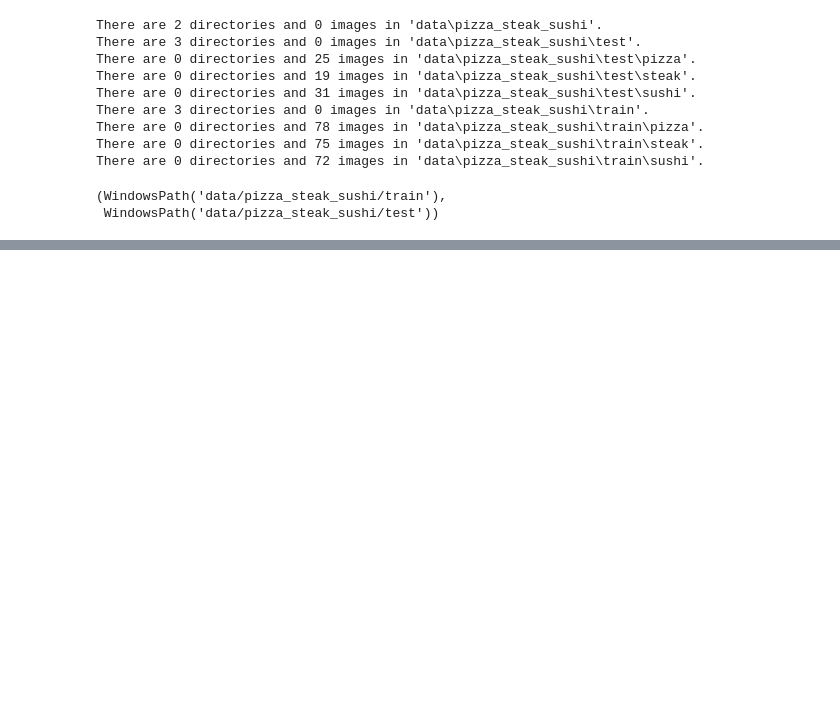
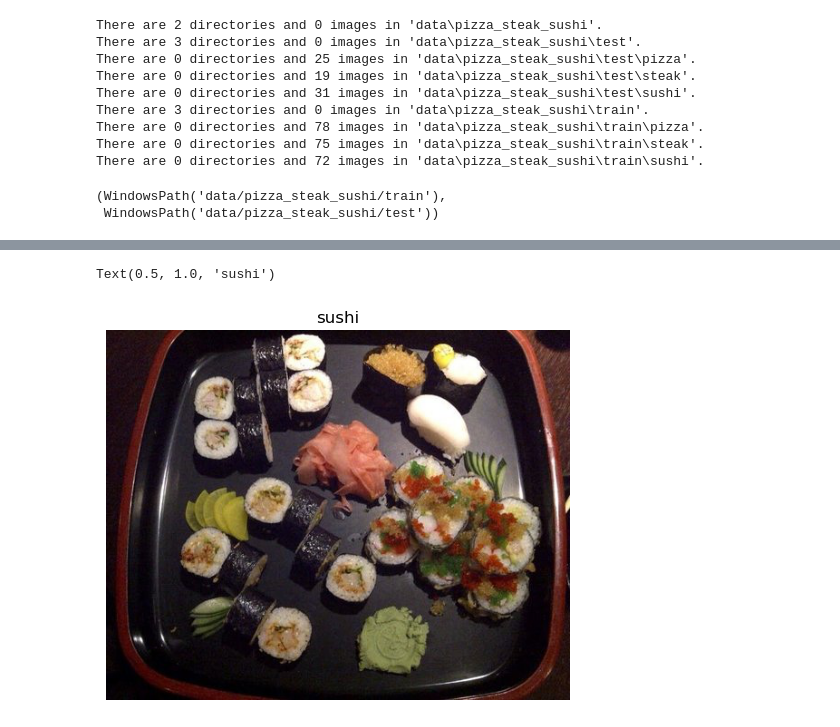
Before and after one commit to Sadkakgedik/PyTorch-Practices, a Jupyter notebook: pytorch_08.ipynb, the cells around one changed output, grey strips where cells are left out. Saved outputs shown, nothing was run; the diff lists cells and outputs as text; code cells hidden in the pictures; blank space fills up the shorter version.

```diff
--- a/pytorch_08.ipynb
+++ b/pytorch_08.ipynb
@@ -76,0 +104,10 @@ random_idx=torch.randint()
+# %%
+import matplotlib.pyplot as plt
+import numpy as np
+
+plt.imshow(img)
+plt.axis(False)
+plt.title(image_class)
+# %% [output]
+Text(0.5, 1.0, 'sushi')
+[figure, added]
```
Also changed, not shown: parts of 2 cells of this notebook.
